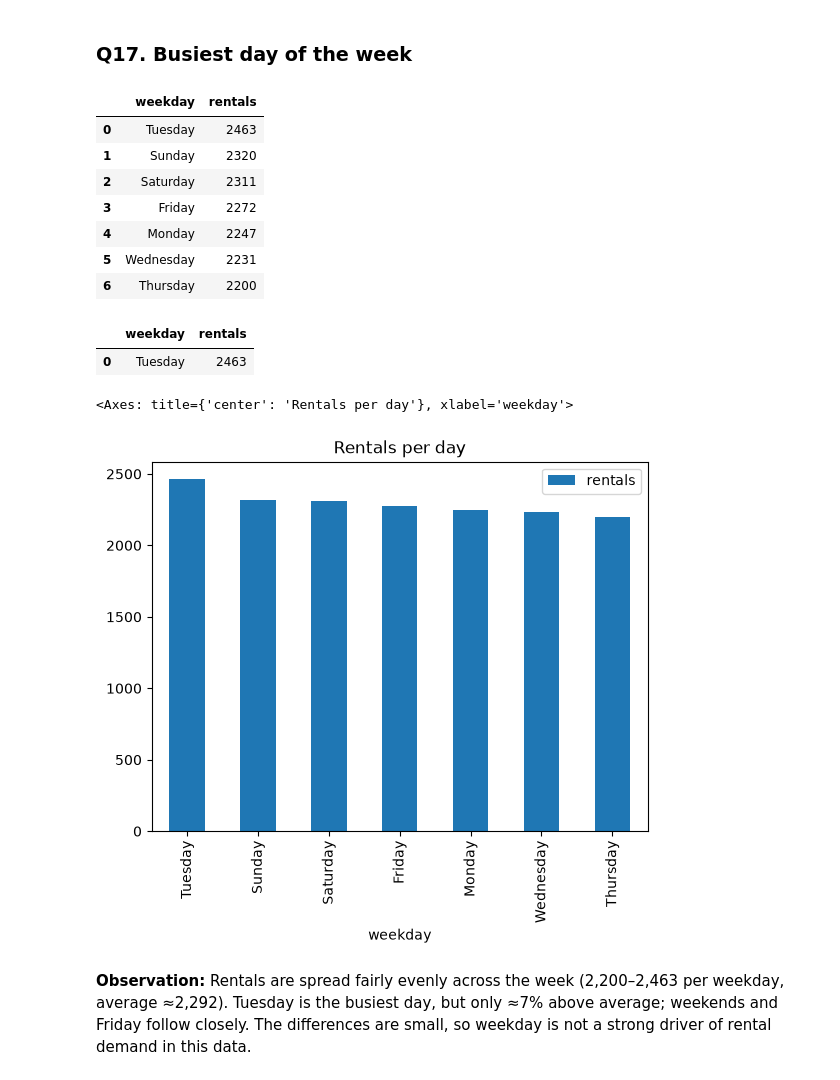
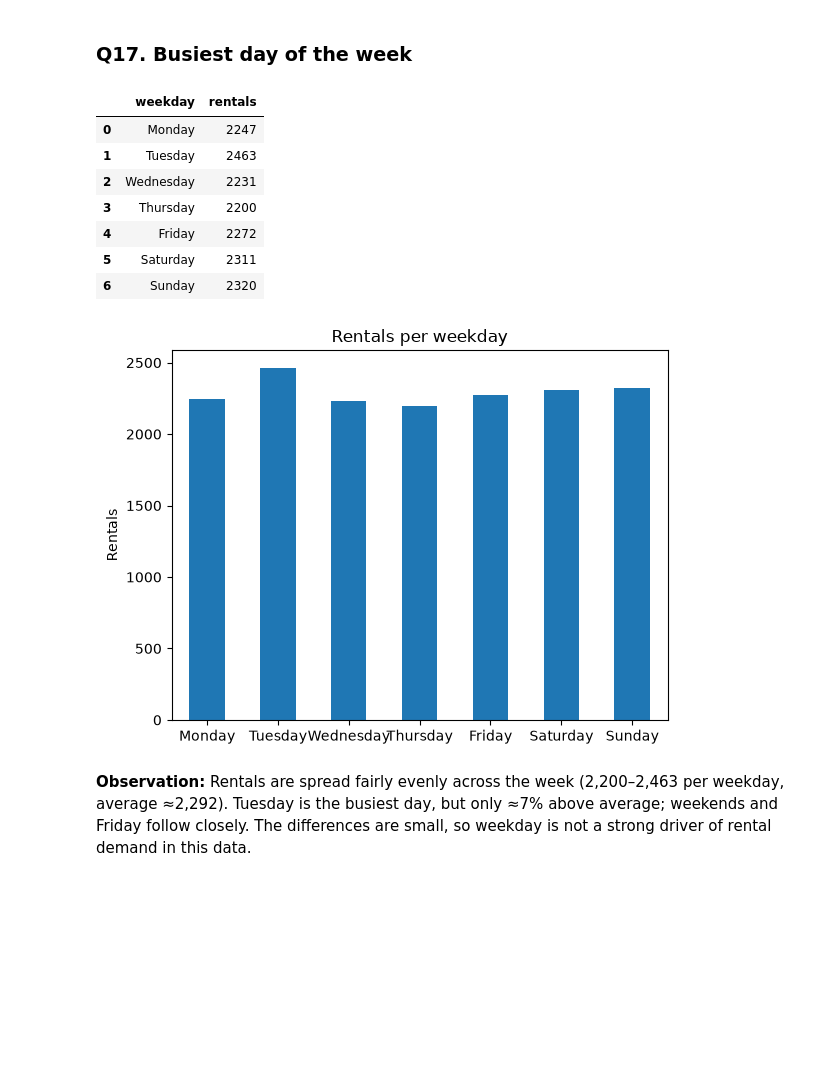
Before and after one commit to marusiyp/data-analytics-learning, a Jupyter notebook: notebooks/01_pandas_sakila.ipynb, the cells around one changed output. Cells and saved outputs as stored; diff of their text form; code cells hidden in the pictures; blank space fills up the shorter version.

```diff
--- a/notebooks/01_pandas_sakila.ipynb
+++ b/notebooks/01_pandas_sakila.ipynb
@@ -408,23 +428,33 @@ not real drops in sales.
 # %% [markdown]
 ### Q17. Busiest day of the week
 # %%
-rented_per_day = rentals['rental_date'].dt.day_name().value_counts().reset_index().rename(columns={"rental_date": "weekday", "count": "rentals"})
-display(rented_per_day)
-display(rented_per_day.head(1))
-rented_per_day.plot(kind='bar', x='weekday', y='rentals', title='Rentals per day')
+weekday_order = ["Monday", "Tuesday", "Wednesday", "Thursday", "Friday", "Saturday", "Sunday"]
+
+rentals_per_weekday = (
+    rentals["rental_date"]
+    .dt.day_name()
+    .value_counts()
+    .reindex(weekday_order)
+    .rename_axis("weekday")
+    .reset_index(name="rentals")
+)
+display(rentals_per_weekday)
+
+ax = rentals_per_weekday.plot(kind="bar", x="weekday", y="rentals", legend=False, title="Rentals per weekday")
+ax.set_xlabel("")
+ax.set_ylabel("Rentals")
+plt.xticks(rotation=0)
+plt.show()
 # %% [output]
 |  | weekday | rentals |
-| 0 | Tuesday | 2463 |
-| 1 | Sunday | 2320 |
-| 2 | Saturday | 2311 |
-| 3 | Friday | 2272 |
-| 4 | Monday | 2247 |
-| 5 | Wednesday | 2231 |
-| 6 | Thursday | 2200 |
+| 0 | Monday | 2247 |
+| 1 | Tuesday | 2463 |
+| 2 | Wednesday | 2231 |
+| 3 | Thursday | 2200 |
+| 4 | Friday | 2272 |
+| 5 | Saturday | 2311 |
+| 6 | Sunday | 2320 |
-|  | weekday | rentals |
-| 0 | Tuesday | 2463 |
-<Axes: title={'center': 'Rentals per day'}, xlabel='weekday'>
-[figure, old version]
+[figure, new version]
 # %% [markdown]
 **Observation:** Rentals are spread fairly evenly across the week (2,200–2,463 per weekday,
 average ≈2,292). Tuesday is the busiest day, but only ≈7% above average; weekends and Friday
```
Also changed, not shown: parts of 28 cells of this notebook, 5 other files.
